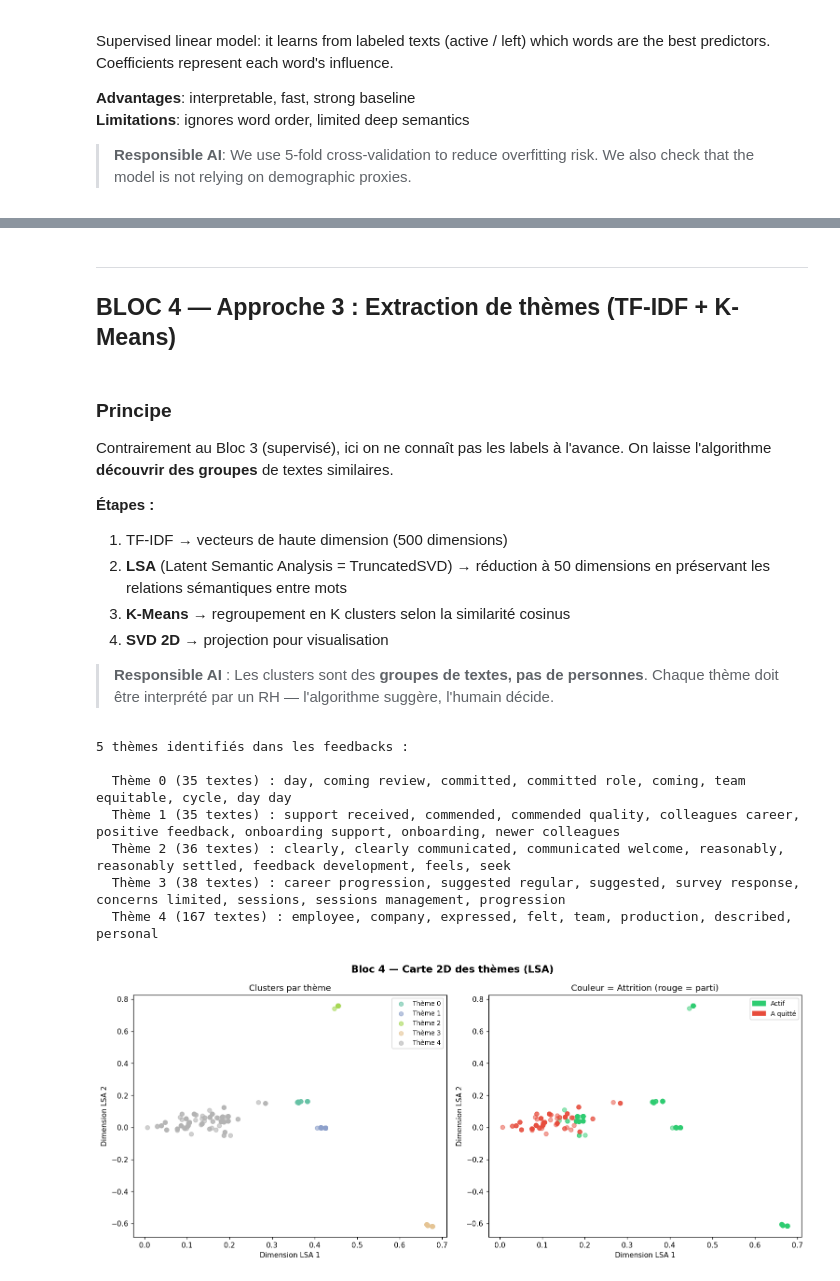
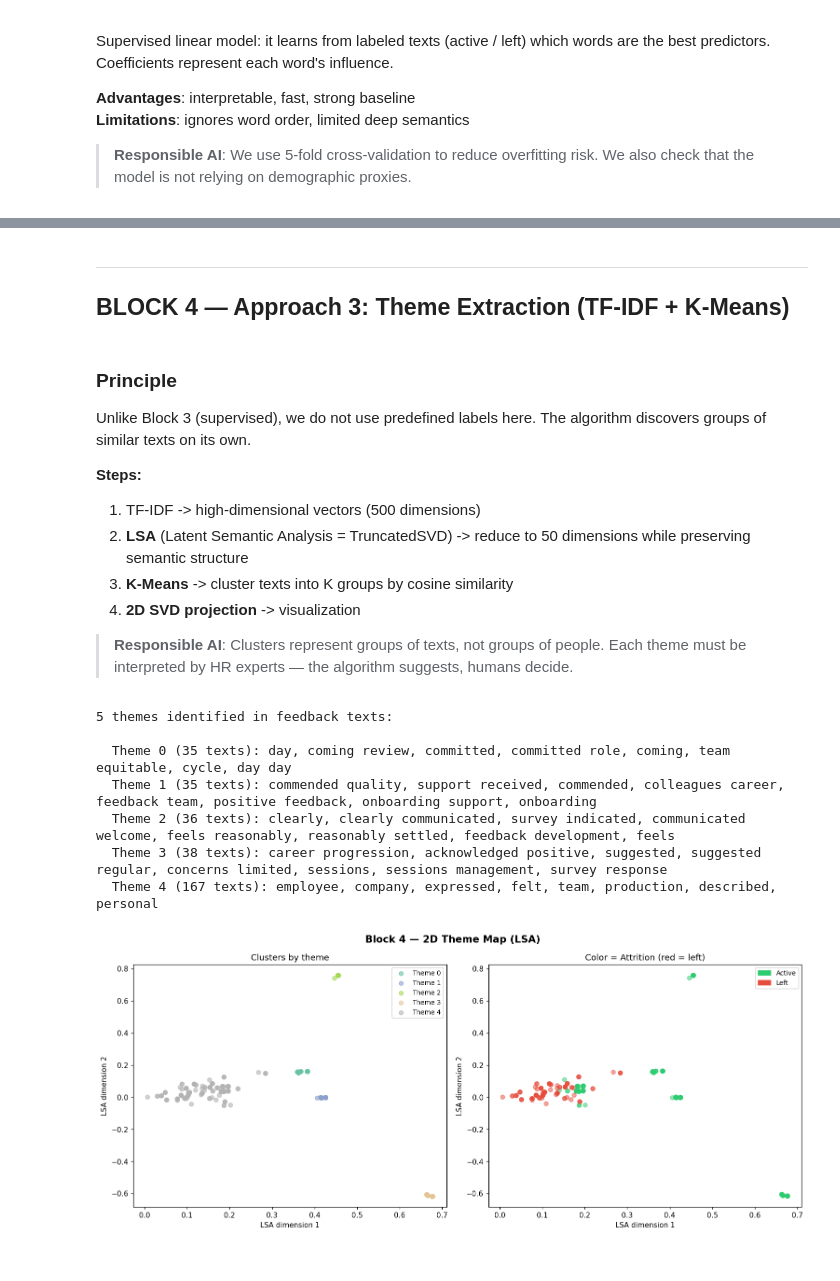
Before and after one commit to ChloeDaunas/hackathon-explainability-AI, a Jupyter notebook: HR_NLP_SentimentAnalysis.ipynb, the cells around one changed output, grey strips where cells are left out. Cells and saved outputs as stored; diff of their text form; code cells hidden in the pictures.

```diff
--- a/HR_NLP_SentimentAnalysis.ipynb
+++ b/HR_NLP_SentimentAnalysis.ipynb
@@ -446,22 +446,22 @@ print(f"  False positives (active predicted left): {cm[0][1]} - risk of unnecess
 # %% [markdown]
 ---
-## BLOC 4 — Approche 3 : Extraction de thèmes (TF-IDF + K-Means)
+## BLOCK 4 — Approach 3: Theme Extraction (TF-IDF + K-Means)
 # %% [markdown]
-###  Principe
+### Principle
 
-Contrairement au Bloc 3 (supervisé), ici on ne connaît pas les labels à l'avance. On laisse l'algorithme **découvrir des groupes** de textes similaires.
+Unlike Block 3 (supervised), we do not use predefined labels here. The algorithm discovers groups of similar texts on its own.
 
-**Étapes :**
-1. TF-IDF → vecteurs de haute dimension (500 dimensions)
-2. **LSA** (Latent Semantic Analysis = TruncatedSVD) → réduction à 50 dimensions en préservant les relations sémantiques entre mots
-3. **K-Means** → regroupement en K clusters selon la similarité cosinus
-4. **SVD 2D** → projection pour visualisation
+**Steps:**
+1. TF-IDF -> high-dimensional vectors (500 dimensions)
+2. **LSA** (Latent Semantic Analysis = TruncatedSVD) -> reduce to 50 dimensions while preserving semantic structure
+3. **K-Means** -> cluster texts into K groups by cosine similarity
+4. **2D SVD projection** -> visualization
 
->  **Responsible AI** : Les clusters sont des **groupes de textes, pas de personnes**. Chaque thème doit être interprété par un RH — l'algorithme suggère, l'humain décide.
+> **Responsible AI**: Clusters represent groups of texts, not groups of people. Each theme must be interpreted by HR experts — the algorithm suggests, humans decide.
 # %%
-K = 5  # Nombre de thèmes
+K = 5  # Number of themes
 
-# Vectorisation + réduction LSA
+# Vectorization + LSA reduction
 tfidf_topics = TfidfVectorizer(
     max_features=300, ngram_range=(1, 2),
     stop_words="english", min_df=2, sublinear_tf=True
@@ -473,7 +473,7 @@ X_tfidf = tfidf_topics.fit_transform(X_all)
 svd = TruncatedSVD(n_components=50, random_state=42)
 X_lsa = svd.fit_transform(X_tfidf)
 
-# Clustering K-Means
+# K-Means clustering
 kmeans = KMeans(n_clusters=K, random_state=42, n_init=10)
 clusters = kmeans.fit_predict(X_lsa)
 
@@ -482,56 +482,56 @@ df_topics["topic"] = clusters
 df["topic"] = np.nan
 df.loc[mask2, "topic"] = clusters
 
-# Top mots par thème
+# Top words per theme
 vocab_t = tfidf_topics.get_feature_names_out()
 centroids = kmeans.cluster_centers_ @ svd.components_
 
-print(f"{K} thèmes identifiés dans les feedbacks :\n")
+print(f"{K} themes identified in feedback texts:\n")
 for k in range(K):
     top_idx   = np.argsort(centroids[k])[-8:][::-1]
     top_words = [vocab_t[i] for i in top_idx]
     n_in_cluster = (clusters == k).sum()
-    print(f"  Thème {k} ({n_in_cluster} textes) : {', '.join(top_words)}")
+    print(f"  Theme {k} ({n_in_cluster} texts): {', '.join(top_words)}")
 # %% [output]
-5 thèmes identifiés dans les feedbacks :
+5 themes identified in feedback texts:
 
-  Thème 0 (35 textes) : day, coming review, committed, committed role, coming, team equitable, cycle, day day
-  Thème 1 (35 textes) : support received, commended, commended quality, colleagues career, positive feedback, onboarding support, onboarding, newer colleagues
-  Thème 2 (36 textes) : clearly, clearly communicated, communicated welcome, reasonably, reasonably settled, feedback development, feels, seek
-  Thème 3 (38 textes) : career progression, suggested regular, suggested, survey response, concerns limited, sessions, sessions management, progression
-  Thème 4 (167 textes) : employee, company, expressed, felt, team, production, described, personal
+  Theme 0 (35 texts): day, coming review, committed, committed role, coming, team equitable, cycle, day day
+  Theme 1 (35 texts): commended quality, support received, commended, colleagues career, feedback team, positive feedback, onboarding support, onboarding
+  Theme 2 (36 texts): clearly, clearly communicated, survey indicated, communicated welcome, feels reasonably, reasonably settled, feedback development, feels
+  Theme 3 (38 texts): career progression, acknowledged positive, suggested, suggested regular, concerns limited, sessions, sessions management, survey response
+  Theme 4 (167 texts): employee, company, expressed, felt, team, production, described, personal
 # %%
-# Projection 2D pour visualisation
+# 2D projection for visualization
 svd2d = TruncatedSVD(n_components=2, random_state=42)
 X_2d  = svd2d.fit_transform(X_tfidf)
 
 fig, axes = plt.subplots(1, 2, figsize=(14, 6))
-fig.suptitle("Bloc 4 — Carte 2D des thèmes (LSA)", fontsize=14, fontweight="bold")
+fig.suptitle("Block 4 — 2D Theme Map (LSA)", fontsize=14, fontweight="bold")
 
-# Par thème
+# By theme
 palette = plt.cm.Set2(np.linspace(0, 1, K))
 for k in range(K):
     m = clusters == k
-    axes[0].scatter(X_2d[m, 0], X_2d[m, 1], c=[palette[k]], label=f"Thème {k}", alpha=0.6, s=35)
-axes[0].set_title("Clusters par thème")
+    axes[0].scatter(X_2d[m, 0], X_2d[m, 1], c=[palette[k]], label=f"Theme {k}", alpha=0.6, s=35)
+axes[0].set_title("Clusters by theme")
 axes[0].legend(fontsize=9)
-axes[0].set_xlabel("Dimension LSA 1")
-axes[0].set_ylabel("Dimension LSA 2")
+axes[0].set_xlabel("LSA dimension 1")
+axes[0].set_ylabel("LSA dimension 2")
 
-# Par attrition
+# By attrition
 att_vals = df_topics["Attrition"].values
 c_att = [COLORS["negative"] if a else COLORS["positive"] for a in att_vals]
 axes[1].scatter(X_2d[:, 0], X_2d[:, 1], c=c_att, alpha=0.5, s=35)
-axes[1].set_title("Couleur = Attrition (rouge = parti)")
-axes[1].set_xlabel("Dimension LSA 1")
-axes[1].set_ylabel("Dimension LSA 2")
+axes[1].set_title("Color = Attrition (red = left)")
+axes[1].set_xlabel("LSA dimension 1")
+axes[1].set_ylabel("LSA dimension 2")
 axes[1].legend(handles=[
-    mpatches.Patch(color=COLORS["positive"], label="Actif"),
-    mpatches.Patch(color=COLORS["negative"], label="A quitté"),
+    mpatches.Patch(color=COLORS["positive"], label="Active"),
+    mpatches.Patch(color=COLORS["negative"], label="Left"),
 ], fontsize=9)
 
 plt.tight_layout()
 plt.show()
 # %% [output]
-[figure, old version]
+[figure, new version]
 # %%
```
Also changed, not shown: parts of 21 cells of this notebook, 2 other files.
